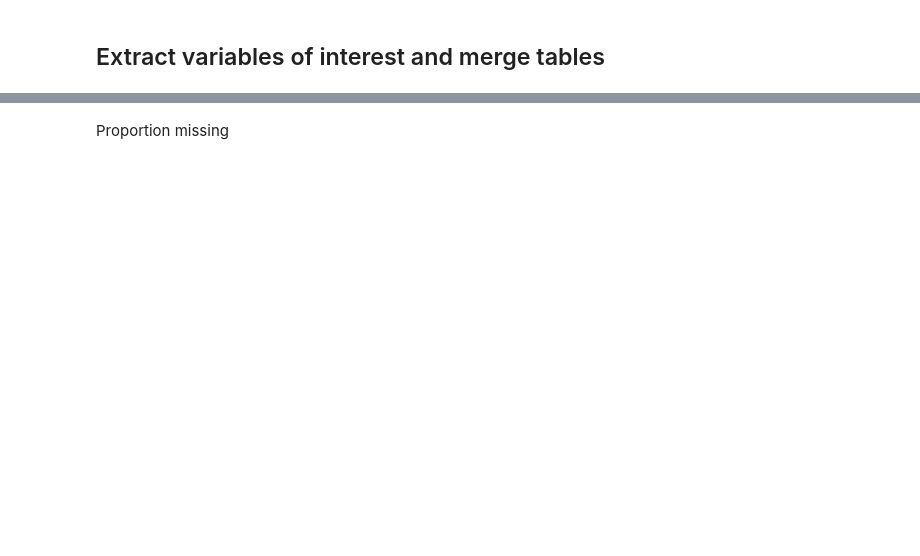
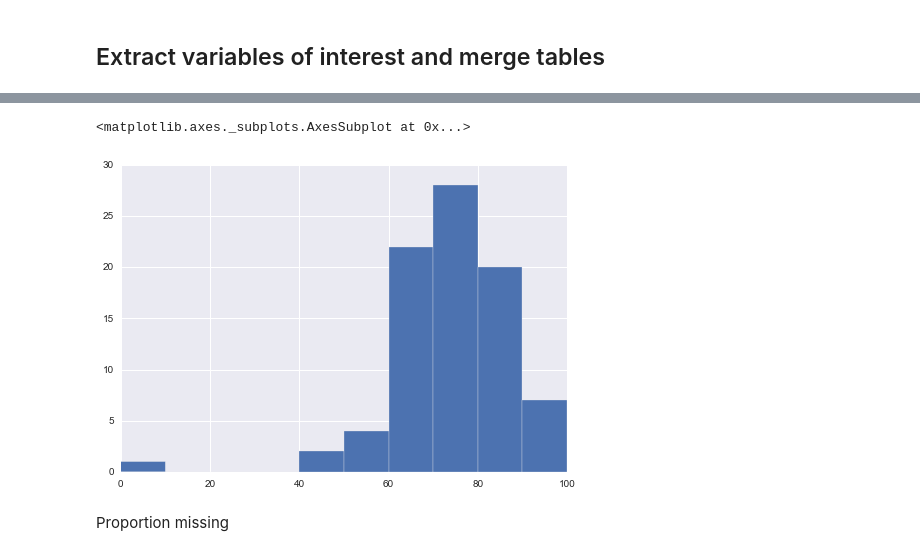
Before and after one commit to fonnesbeck/disruptive_behavior_disorder_MA, a Jupyter notebook: Disruptive Behavior Disorder Meta-analysis.ipynb, the cells around one changed output, grey strips where cells are left out. Saved outputs shown, nothing was run; the diff lists cells and outputs as text; code cells hidden in the pictures; blank space fills up the shorter version.

```diff
--- a/Disruptive Behavior Disorder Meta-analysis.ipynb
+++ b/Disruptive Behavior Disorder Meta-analysis.ipynb
@@ -114,3 +178,8 @@ study_vars.head()
+# %%
+study_vars.p_male.hist()
+# %% [output]
+<matplotlib.axes._subplots.AxesSubplot at 0x...>
+[figure, added]
 # %% [markdown]
 Proportion missing
 # %%
```
Also changed, not shown: parts of 44 cells of this notebook, 1 other file.
